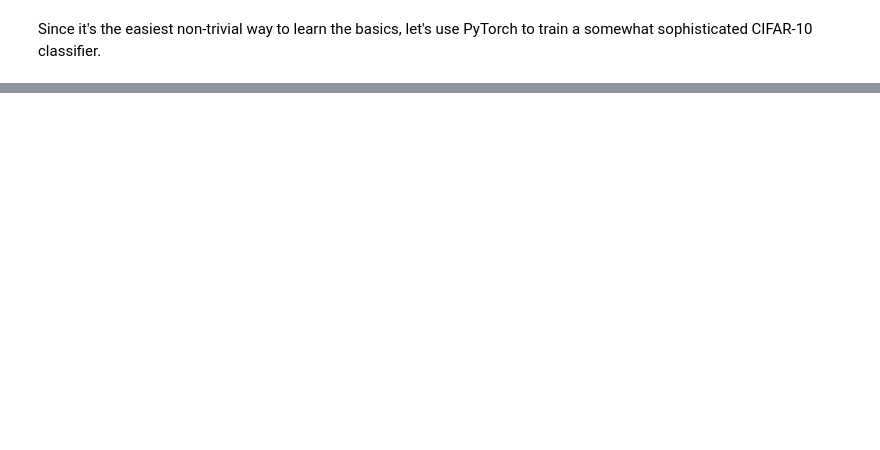
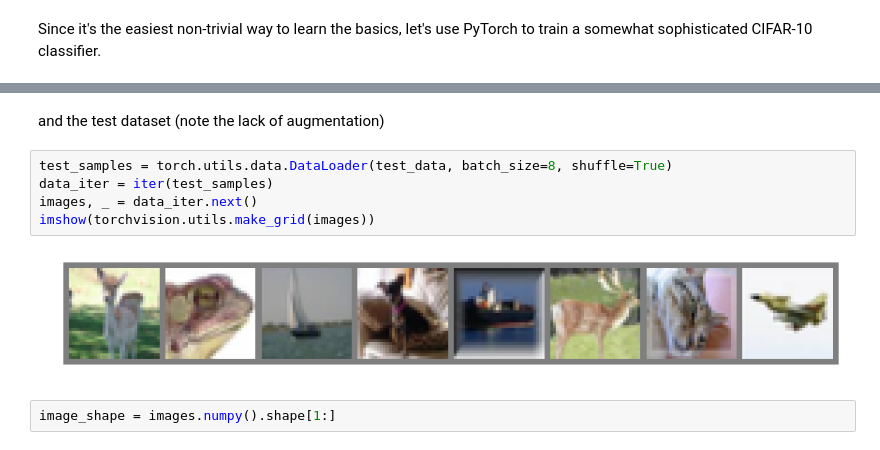
Before and after one commit to smeenehan/PyTorchProjects, a Jupyter notebook: CIFAR/CIFAR10.ipynb, the cells around one changed output, grey strips where cells are left out. Drawn from its saved outputs; the diff is of its cells as text; blank space fills up the shorter version.

```diff
--- a/CIFAR/CIFAR10.ipynb
+++ b/CIFAR/CIFAR10.ipynb
@@ -45,0 +85,11 @@ tensor([[-0.3138,  0.0559, -0.0105,  0.0121,  0.1107, -0.0349,  0.0974,
+# %% [markdown]
+and the test dataset (note the lack of augmentation)
+# %%
+test_samples = torch.utils.data.DataLoader(test_data, batch_size=8, shuffle=True)
+data_iter = iter(test_samples)
+images, _ = data_iter.next()
+imshow(torchvision.utils.make_grid(images))
+# %% [output]
+[figure, added]
+# %%
+image_shape = images.numpy().shape[1:]
```
Also changed, not shown: parts of 23 cells of this notebook, 1 other file.
